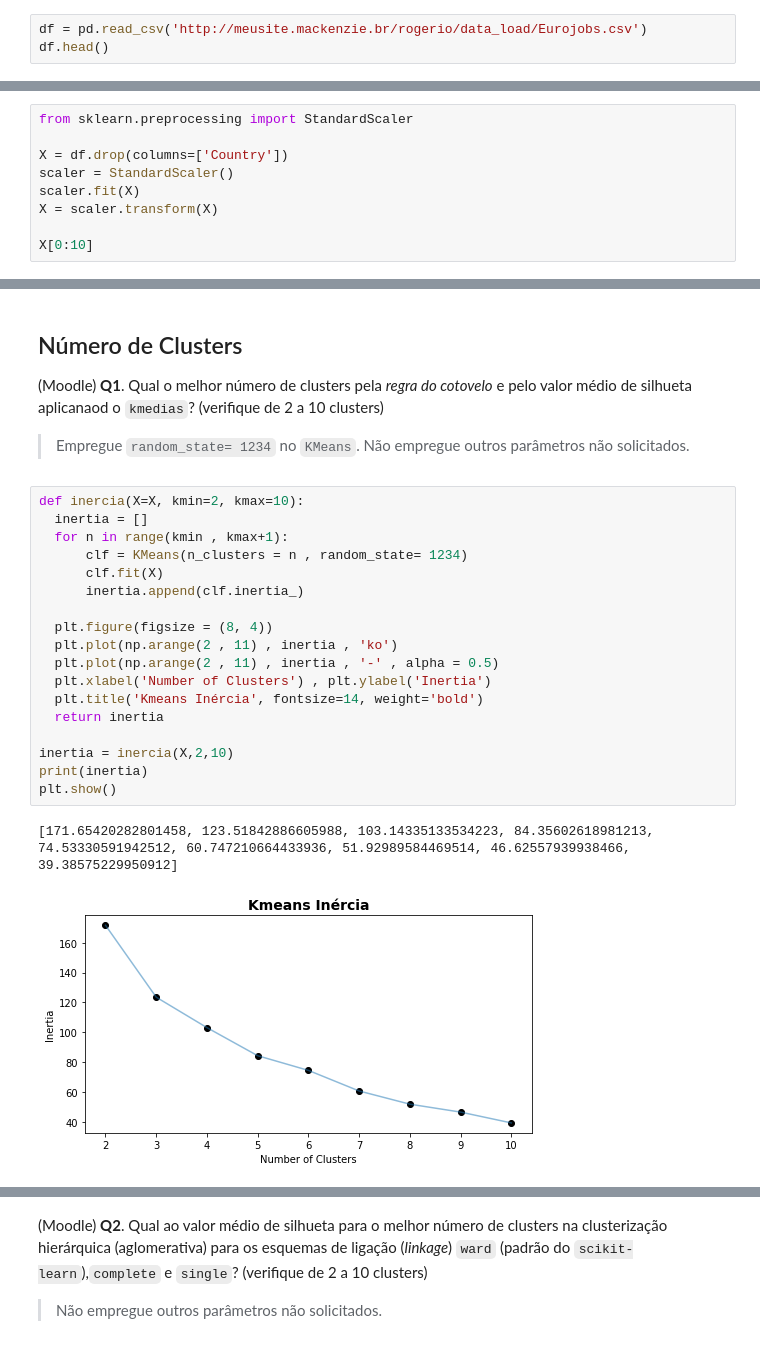
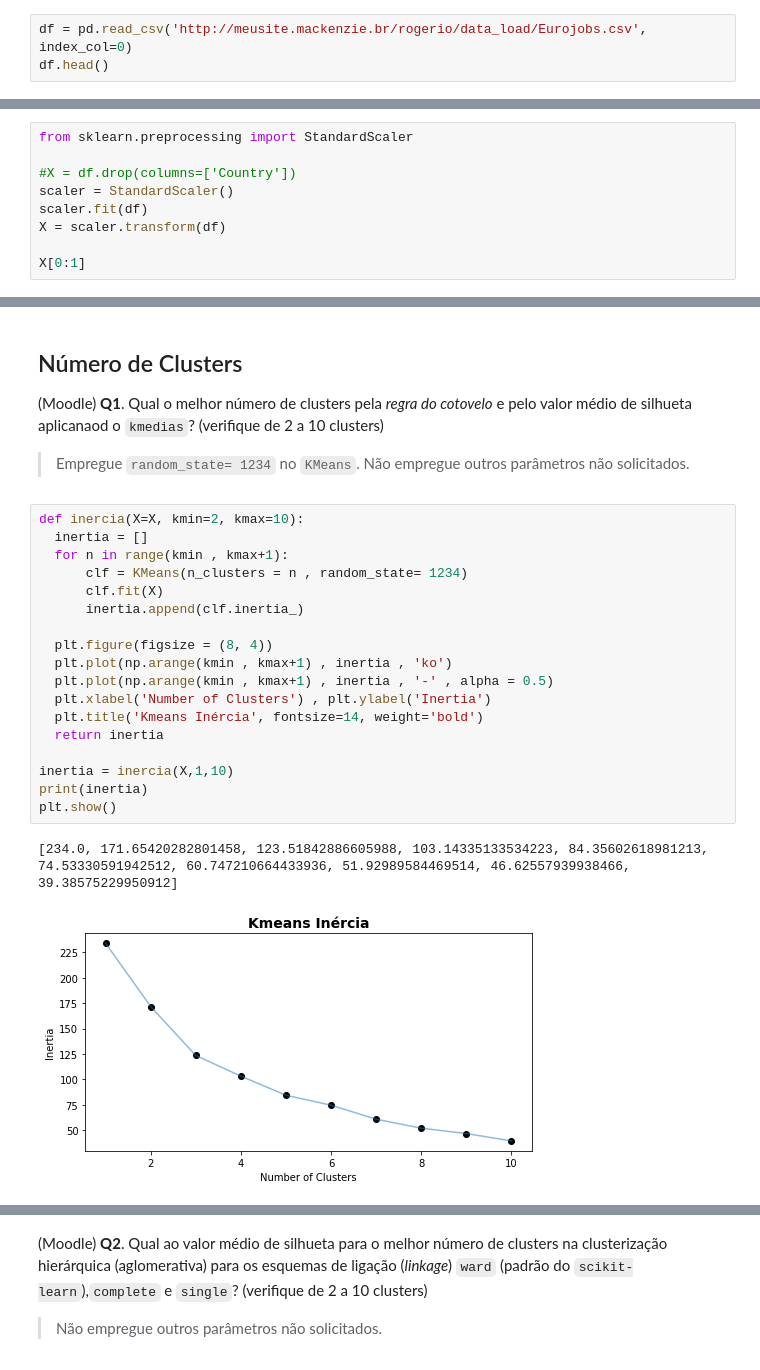
Before and after one commit to NilbertoFreitas/Mineracao_de_Dados, a Jupyter notebook: BIG_A5_Clustering-Nilberto.ipynb, the cells around one changed output, grey strips where cells are left out. Cells and saved outputs as stored; diff of their text form.

```diff
--- a/BIG_A5_Clustering-Nilberto.ipynb
+++ b/BIG_A5_Clustering-Nilberto.ipynb
@@ -48,6 +48,6 @@ Fonte: https://statsandr.com/
 
 **Objetivo:** Segmentar os países em grupos para aplicação de diferentes políticas públicas empregando Clusterização.
 # %%
-df = pd.read_csv('http://meusite.mackenzie.br/rogerio/data_load/Eurojobs.csv')
+df = pd.read_csv('http://meusite.mackenzie.br/rogerio/data_load/Eurojobs.csv', index_col=0)
 df.head()
 # %% [output]
@@ -94,11 +114,11 @@ E não esqueça de excluir dados não úteis ao treinamento. Depois de normaliza
 # %%
 from sklearn.preprocessing import StandardScaler
 
-X = df.drop(columns=['Country'])
+#X = df.drop(columns=['Country'])
 scaler = StandardScaler()
-scaler.fit(X)
-X = scaler.transform(X)
+scaler.fit(df)
+X = scaler.transform(df)
 
-X[0:10]
+X[0:1]
 # %% [output]
 array([[-1.03844649, -0.37199739,  0.08619551, -0.02085144,  0.02145187,
@@ -130,21 +132,21 @@ array([[-1.03844649, -0.37199739,  0.08619551, -0.02085144,  0.02145187,
 # %%
 def inercia(X=X, kmin=2, kmax=10):
   inertia = []
   for n in range(kmin , kmax+1):
       clf = KMeans(n_clusters = n , random_state= 1234)
       clf.fit(X)
       inertia.append(clf.inertia_)
 
   plt.figure(figsize = (8, 4))
-  plt.plot(np.arange(2 , 11) , inertia , 'ko')
-  plt.plot(np.arange(2 , 11) , inertia , '-' , alpha = 0.5)
+  plt.plot(np.arange(kmin , kmax+1) , inertia , 'ko')
+  plt.plot(np.arange(kmin , kmax+1) , inertia , '-' , alpha = 0.5)
   plt.xlabel('Number of Clusters') , plt.ylabel('Inertia')
   plt.title('Kmeans Inércia', fontsize=14, weight='bold')
   return inertia
 
-inertia = inercia(X,2,10)
+inertia = inercia(X,1,10)
 print(inertia)
 plt.show()
 # %% [output]
-[171.65420282801458, 123.51842886605988, 103.14335133534223, 84.35602618981213, 74.53330591942512, 60.747210664433936, 51.92989584469514, 46.62557939938466, 39.38575229950912]
+[234.0, 171.65420282801458, 123.51842886605988, 103.14335133534223, 84.35602618981213, 74.53330591942512, 60.747210664433936, 51.92989584469514, 46.62557939938466, 39.38575229950912]
-[figure, old version]
+[figure, new version]
```
Also changed, not shown: parts of 24 cells of this notebook.
